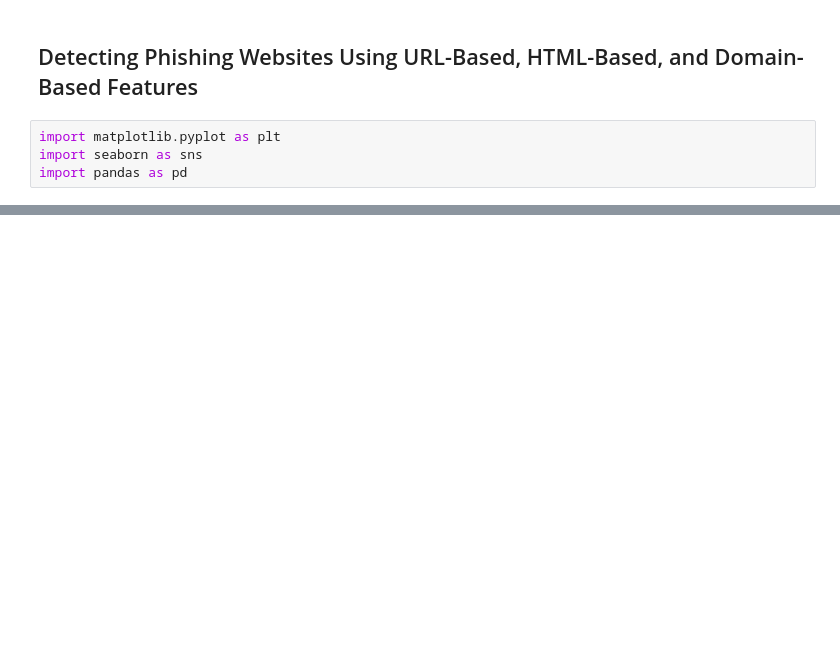
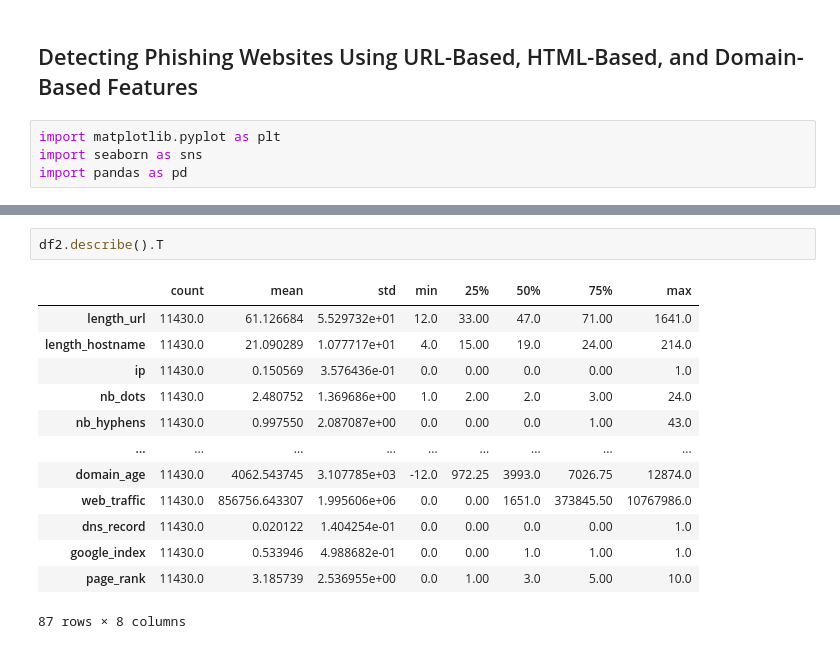
Before and after one commit to Nehemiahmageto/Detecting-Phishing-Websites-Using-URL-Based-HTML-Based-and-Domain-Based-Features, a Jupyter notebook: Model.ipynb, the cells around one changed output, grey strips where cells are left out. Cells and saved outputs as stored; diff of their text form; blank space fills up the shorter version.

```diff
--- a/Model.ipynb
+++ b/Model.ipynb
@@ -162,0 +49,16 @@ sns.heatmap(df.corr(), linewidths=.5)
+# %%
+df2.describe().T
+# %% [output]
+|  | count | mean | std | min | 25% | 50% | 75% | max |
+| length_url | 11430.0 | 61.126684 | 5.529732e+01 | 12.0 | 33.00 | 47.0 | 71.00 | 1641.0 |
+| length_hostname | 11430.0 | 21.090289 | 1.077717e+01 | 4.0 | 15.00 | 19.0 | 24.00 | 214.0 |
+| ip | 11430.0 | 0.150569 | 3.576436e-01 | 0.0 | 0.00 | 0.0 | 0.00 | 1.0 |
+| nb_dots | 11430.0 | 2.480752 | 1.369686e+00 | 1.0 | 2.00 | 2.0 | 3.00 | 24.0 |
+| nb_hyphens | 11430.0 | 0.997550 | 2.087087e+00 | 0.0 | 0.00 | 0.0 | 1.00 | 43.0 |
+| ... | ... | ... | ... | ... | ... | ... | ... | ... |
+| domain_age | 11430.0 | 4062.543745 | 3.107785e+03 | -12.0 | 972.25 | 3993.0 | 7026.75 | 12874.0 |
+| web_traffic | 11430.0 | 856756.643307 | 1.995606e+06 | 0.0 | 0.00 | 1651.0 | 373845.50 | 10767986.0 |
+| dns_record | 11430.0 | 0.020122 | 1.404254e-01 | 0.0 | 0.00 | 0.0 | 0.00 | 1.0 |
+| google_index | 11430.0 | 0.533946 | 4.988682e-01 | 0.0 | 0.00 | 1.0 | 1.00 | 1.0 |
+| page_rank | 11430.0 | 3.185739 | 2.536955e+00 | 0.0 | 1.00 | 3.0 | 5.00 | 10.0 |
+87 rows × 8 columns
```
Also changed, not shown: parts of 16 cells of this notebook, 1 other file.
